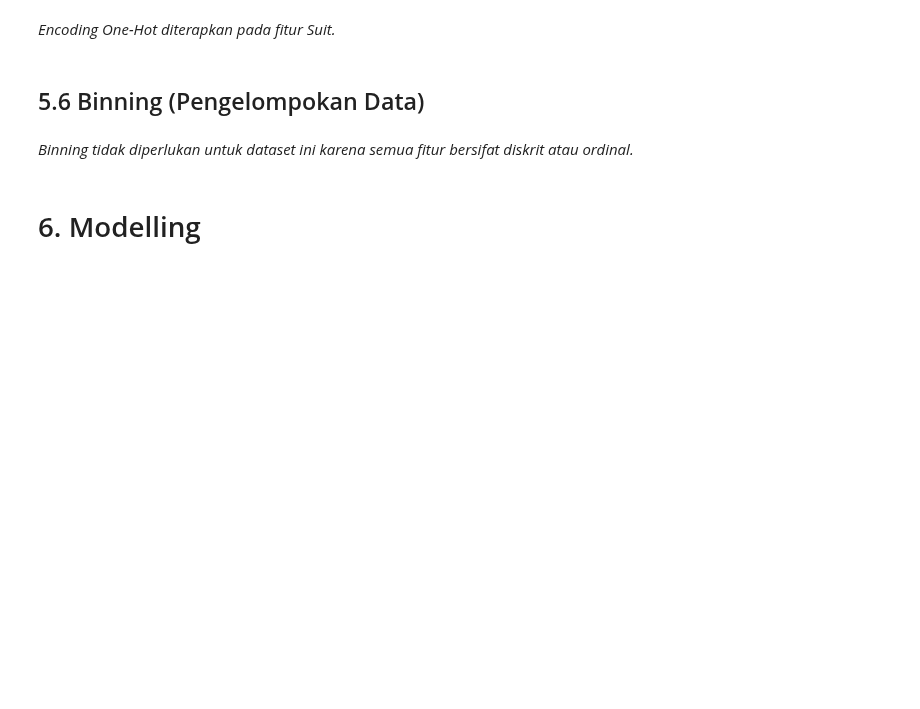
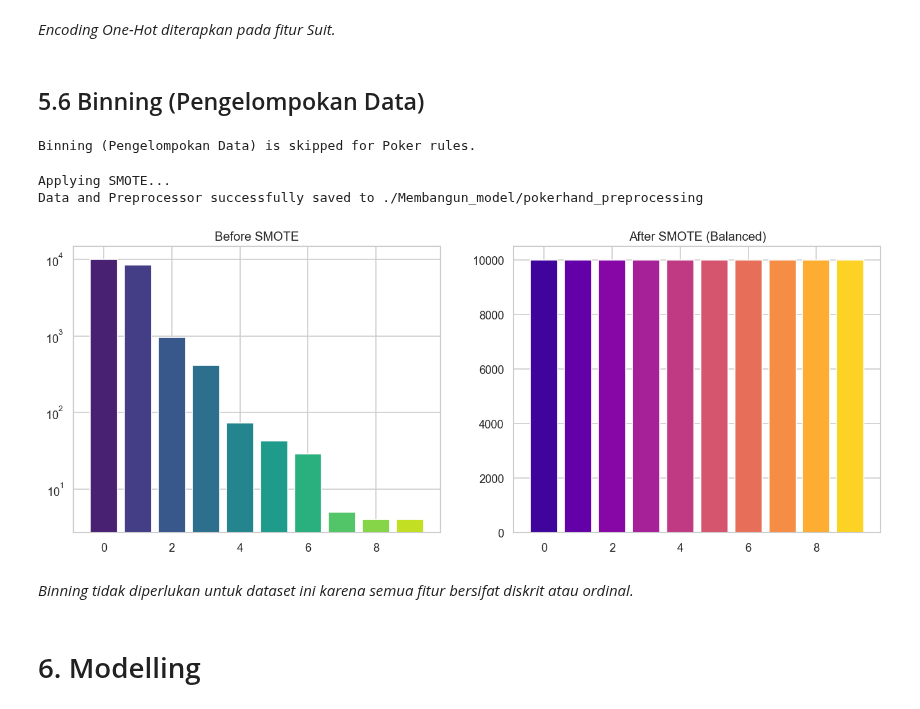
Before and after one commit to MythEclipse/Eksperimen_SML_ASEP_HARYANA_SAPUTRA, a Jupyter notebook: Eksperimen_SML_Full_ASEP_HARYANA_SAPUTRA.ipynb, the cells around one changed output. Saved outputs shown, nothing was run; the diff lists cells and outputs as text; code cells hidden in the pictures; blank space fills up the shorter version.

```diff
--- a/Eksperimen_SML_Full_ASEP_HARYANA_SAPUTRA.ipynb
+++ b/Eksperimen_SML_Full_ASEP_HARYANA_SAPUTRA.ipynb
@@ -266,3 +294,6 @@ Duplicate rows: 2
 Percentage: 0.01%
 # %% [markdown]
 ## 5.3 Normalisasi atau Standarisasi Fitur
+# %%
+print("Defining StandarScaler (Normalisasi)...")
+rank_scale = StandardScaler()
@@ -274,3 +313,19 @@ Percentage: 0.01%
 *Dilakukan pengecekan rentang nilai statis sesuai aturan permainan poker.*
 # %% [markdown]
 ## 5.5 Encoding Data Kategorikal
+# %%
+print("Encoding and Scaling pipeline...")
+preprocessor = ColumnTransformer(
+    transformers=[
+        ('suit_ohe', OneHotEncoder(sparse_output=False, handle_unknown='ignore'), SUIT_COLS),
+        ('rank_scale', rank_scale, RANK_COLS + DERIVED_COLS)
+    ],
+    remainder='drop'
+)
+
+X_train_enc = preprocessor.fit_transform(X_train_raw)
+X_test_enc = preprocessor.transform(X_test_raw)
+
+ohe_names = preprocessor.named_transformers_['suit_ohe'].get_feature_names_out(SUIT_COLS).tolist()
+scale_names = RANK_COLS + DERIVED_COLS
+feature_names = ohe_names + scale_names
@@ -278,6 +335,42 @@ Percentage: 0.01%
 *Encoding One-Hot diterapkan pada fitur Suit.*
 # %% [markdown]
 ## 5.6 Binning (Pengelompokan Data)
+# %%
+print("Binning (Pengelompokan Data) is skipped for Poker rules.")
+# %% [output]
+Binning (Pengelompokan Data) is skipped for Poker rules.
+# %%
+print("Applying SMOTE...")
+smote = SMOTE(random_state=42, k_neighbors=3)
+X_train_balanced, y_train_balanced = smote.fit_resample(X_train_enc, y_train)
+
+# 5. Saving Preprocessed Data
+out_dir = './Membangun_model/pokerhand_preprocessing'
+os.makedirs(out_dir, exist_ok=True)
+
+pd.DataFrame(X_train_balanced, columns=feature_names).to_csv(os.path.join(out_dir, 'X_train.csv'), index=False)
+pd.DataFrame(X_test_enc, columns=feature_names).to_csv(os.path.join(out_dir, 'X_test.csv'), index=False)
+pd.DataFrame({'CLASS': y_train_balanced}).to_csv(os.path.join(out_dir, 'y_train.csv'), index=False)
+pd.DataFrame({'CLASS': y_test}).to_csv(os.path.join(out_dir, 'y_test.csv'), index=False)
+joblib.dump(preprocessor, os.path.join(out_dir, 'preprocessor.joblib'))
+print("Data and Preprocessor successfully saved to", out_dir)
+
+before = Counter(y_train)
+after  = Counter(y_train_balanced)
+
+fig, axes = plt.subplots(1, 2, figsize=(14, 5))
+classes = sorted(before.keys())
+axes[0].bar(classes, [before[c] for c in classes], color=sns.color_palette('viridis', 10))
+axes[0].set_title('Before SMOTE')
+axes[0].set_yscale('log')
+
+axes[1].bar(classes, [after[c] for c in classes], color=sns.color_palette('plasma', 10))
+axes[1].set_title('After SMOTE (Balanced)')
+plt.show()
+# %% [output]
+Applying SMOTE...
+Data and Preprocessor successfully saved to ./Membangun_model/pokerhand_preprocessing
+[figure, added]
 # %% [markdown]
 *Binning tidak diperlukan untuk dataset ini karena semua fitur bersifat diskrit atau ordinal.*
 # %% [markdown]
```
Also changed, not shown: parts of 12 cells of this notebook, 25 other files.
